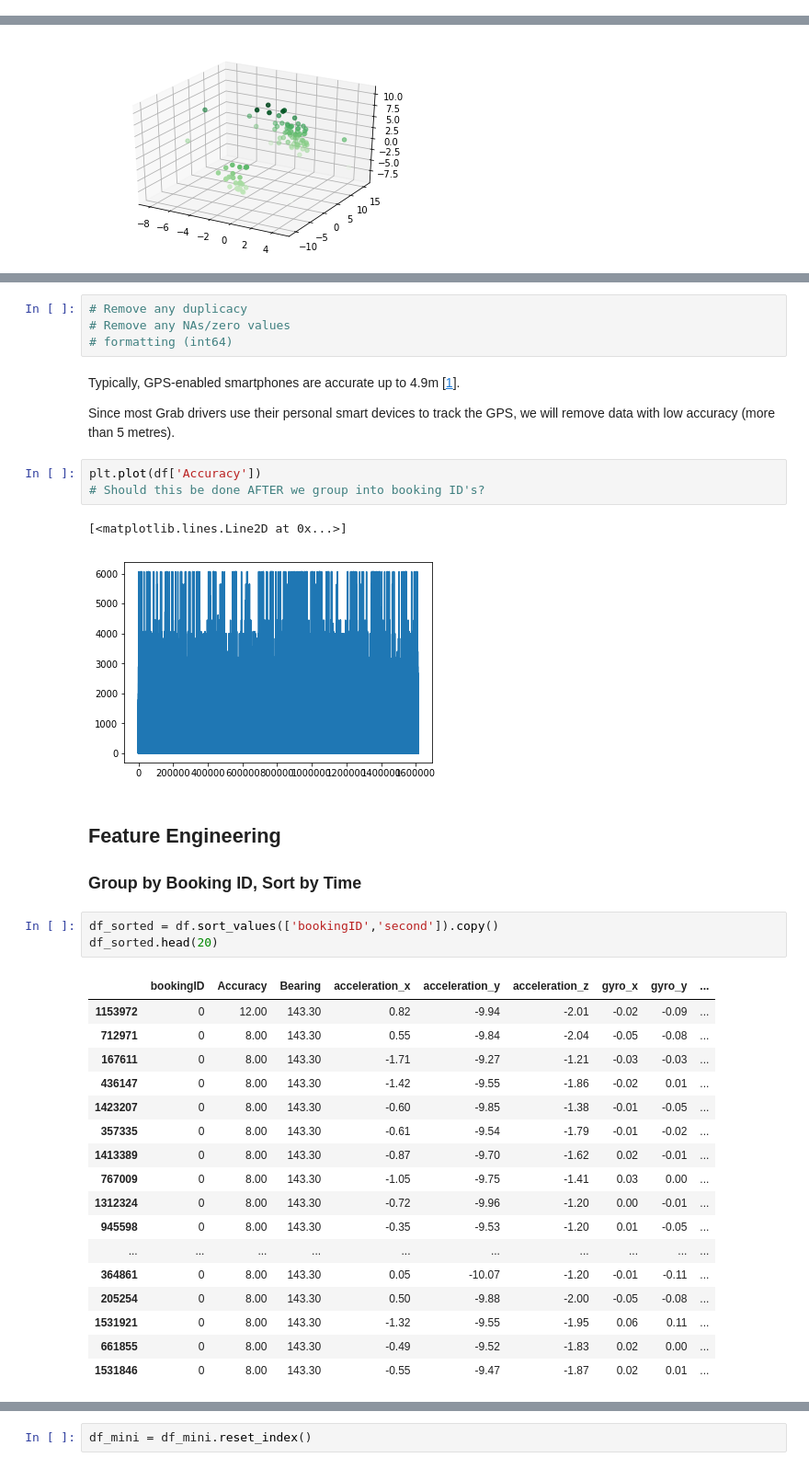
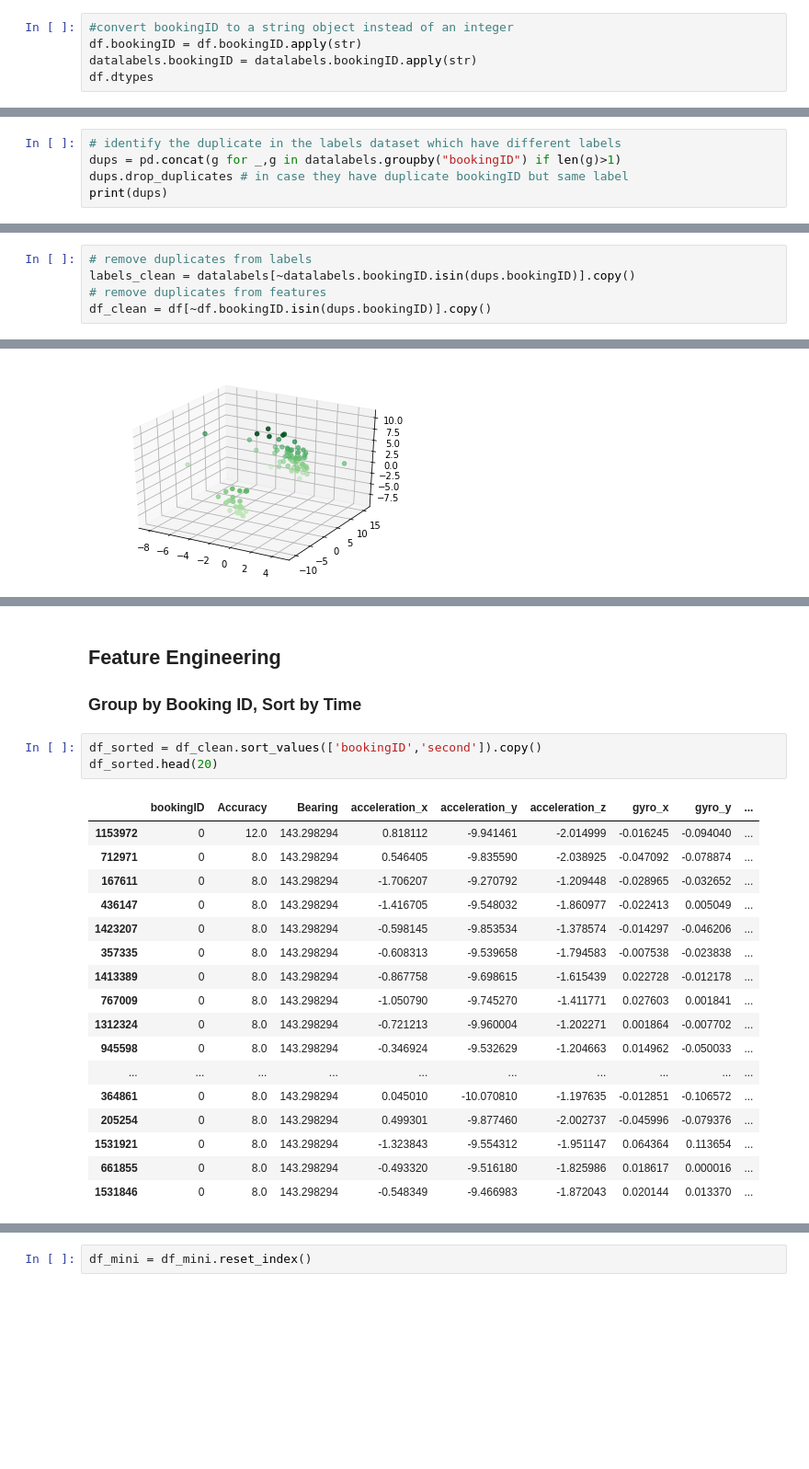
Before and after one commit to gerpang/AMLProject_GrabSafety, a Jupyter notebook: SafetyAnalysis.ipynb, the cells around one changed output, grey strips where cells are left out. Shown at 92% size. Cells and saved outputs as stored; diff of their text form; blank space fills up the shorter version.

Commit message:
updated cleaning and eda code

```diff
--- a/SafetyAnalysis.ipynb
+++ b/SafetyAnalysis.ipynb
@@ -24,0 +39,5 @@ datalabels = pd.read_csv("./safety/labels/part-00000-e9445087-aa0a-433b-a7f6-7f4
+# %%
+#convert bookingID to a string object instead of an integer
+df.bookingID = df.bookingID.apply(str)
+datalabels.bookingID = datalabels.bookingID.apply(str)
+df.dtypes
@@ -24,0 +80,5 @@ datalabels = pd.read_csv("./safety/labels/part-00000-e9445087-aa0a-433b-a7f6-7f4
+# %%
+# identify the duplicate in the labels dataset which have different labels
+dups = pd.concat(g for _,g in datalabels.groupby("bookingID") if len(g)>1)
+dups.drop_duplicates # in case they have duplicate bookingID but same label
+print(dups)
@@ -24,0 +103,5 @@ datalabels = pd.read_csv("./safety/labels/part-00000-e9445087-aa0a-433b-a7f6-7f4
+# %%
+# remove duplicates from labels
+labels_clean = datalabels[~datalabels.bookingID.isin(dups.bookingID)].copy()
+# remove duplicates from features
+df_clean = df[~df.bookingID.isin(dups.bookingID)].copy()
@@ -145,39 +247,25 @@ ax.scatter3D(x_test,y_test,z_test, c=z_test, cmap='Greens')
-# %%
-# Remove any duplicacy
-# Remove any NAs/zero values
-# formatting (int64)
-# %% [markdown]
-Typically, GPS-enabled smartphones are accurate up to 4.9m [[1](https://www.gps.gov/systems/gps/performance/accuracy/)].
-
-Since most Grab drivers use their personal smart devices to track the GPS, we will remove data with low accuracy (more than 5 metres).
-# %%
-plt.plot(df['Accuracy'])
-# Should this be done AFTER we group into booking ID's?
-# %% [output]
-[<matplotlib.lines.Line2D at 0x...>]
-[figure, removed]
 # %% [markdown]
 ## Feature Engineering
 ### Group by Booking ID, Sort by Time
 # %%
-df_sorted = df.sort_values(['bookingID','second']).copy()
+df_sorted = df_clean.sort_values(['bookingID','second']).copy()
 df_sorted.head(20)
 # %% [output]
 |  | bookingID | Accuracy | Bearing | acceleration_x | acceleration_y | acceleration_z | gyro_x | gyro_y | ... |
-| 1153972 | 0 | 12.00 | 143.30 | 0.82 | -9.94 | -2.01 | -0.02 | -0.09 | ... |
-| 712971 | 0 | 8.00 | 143.30 | 0.55 | -9.84 | -2.04 | -0.05 | -0.08 | ... |
-| 167611 | 0 | 8.00 | 143.30 | -1.71 | -9.27 | -1.21 | -0.03 | -0.03 | ... |
-| 436147 | 0 | 8.00 | 143.30 | -1.42 | -9.55 | -1.86 | -0.02 | 0.01 | ... |
-| 1423207 | 0 | 8.00 | 143.30 | -0.60 | -9.85 | -1.38 | -0.01 | -0.05 | ... |
-| 357335 | 0 | 8.00 | 143.30 | -0.61 | -9.54 | -1.79 | -0.01 | -0.02 | ... |
-| 1413389 | 0 | 8.00 | 143.30 | -0.87 | -9.70 | -1.62 | 0.02 | -0.01 | ... |
-| 767009 | 0 | 8.00 | 143.30 | -1.05 | -9.75 | -1.41 | 0.03 | 0.00 | ... |
-| 1312324 | 0 | 8.00 | 143.30 | -0.72 | -9.96 | -1.20 | 0.00 | -0.01 | ... |
-| 945598 | 0 | 8.00 | 143.30 | -0.35 | -9.53 | -1.20 | 0.01 | -0.05 | ... |
+| 1153972 | 0 | 12.0 | 143.298294 | 0.818112 | -9.941461 | -2.014999 | -0.016245 | -0.094040 | ... |
+| 712971 | 0 | 8.0 | 143.298294 | 0.546405 | -9.835590 | -2.038925 | -0.047092 | -0.078874 | ... |
+| 167611 | 0 | 8.0 | 143.298294 | -1.706207 | -9.270792 | -1.209448 | -0.028965 | -0.032652 | ... |
+| 436147 | 0 | 8.0 | 143.298294 | -1.416705 | -9.548032 | -1.860977 | -0.022413 | 0.005049 | ... |
+| 1423207 | 0 | 8.0 | 143.298294 | -0.598145 | -9.853534 | -1.378574 | -0.014297 | -0.046206 | ... |
+| 357335 | 0 | 8.0 | 143.298294 | -0.608313 | -9.539658 | -1.794583 | -0.007538 | -0.023838 | ... |
+| 1413389 | 0 | 8.0 | 143.298294 | -0.867758 | -9.698615 | -1.615439 | 0.022728 | -0.012178 | ... |
+| 767009 | 0 | 8.0 | 143.298294 | -1.050790 | -9.745270 | -1.411771 | 0.027603 | 0.001841 | ... |
+| 1312324 | 0 | 8.0 | 143.298294 | -0.721213 | -9.960004 | -1.202271 | 0.001864 | -0.007702 | ... |
+| 945598 | 0 | 8.0 | 143.298294 | -0.346924 | -9.532629 | -1.204663 | 0.014962 | -0.050033 | ... |
 | ... | ... | ... | ... | ... | ... | ... | ... | ... | ... |
-| 364861 | 0 | 8.00 | 143.30 | 0.05 | -10.07 | -1.20 | -0.01 | -0.11 | ... |
-| 205254 | 0 | 8.00 | 143.30 | 0.50 | -9.88 | -2.00 | -0.05 | -0.08 | ... |
-| 1531921 | 0 | 8.00 | 143.30 | -1.32 | -9.55 | -1.95 | 0.06 | 0.11 | ... |
-| 661855 | 0 | 8.00 | 143.30 | -0.49 | -9.52 | -1.83 | 0.02 | 0.00 | ... |
-| 1531846 | 0 | 8.00 | 143.30 | -0.55 | -9.47 | -1.87 | 0.02 | 0.01 | ... |
+| 364861 | 0 | 8.0 | 143.298294 | 0.045010 | -10.070810 | -1.197635 | -0.012851 | -0.106572 | ... |
+| 205254 | 0 | 8.0 | 143.298294 | 0.499301 | -9.877460 | -2.002737 | -0.045996 | -0.079376 | ... |
+| 1531921 | 0 | 8.0 | 143.298294 | -1.323843 | -9.554312 | -1.951147 | 0.064364 | 0.113654 | ... |
+| 661855 | 0 | 8.0 | 143.298294 | -0.493320 | -9.516180 | -1.825986 | 0.018617 | 0.000016 | ... |
+| 1531846 | 0 | 8.0 | 143.298294 | -0.548349 | -9.466983 | -1.872043 | 0.020144 | 0.013370 | ... |
 # %%
```
Also changed, not shown: parts of 37 cells of this notebook, 1 other file.
